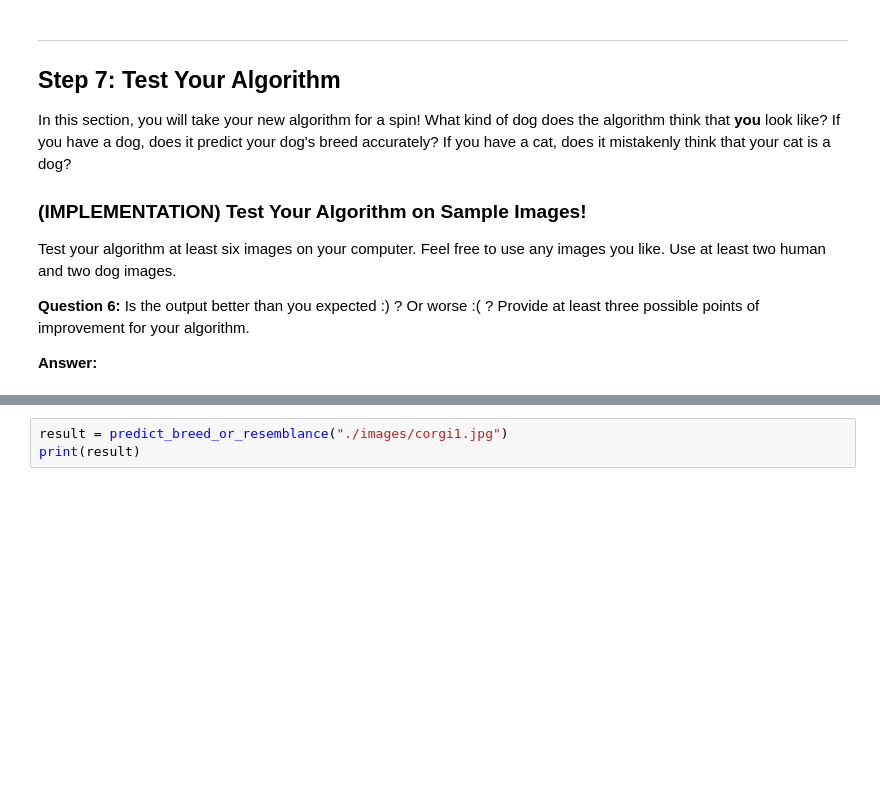
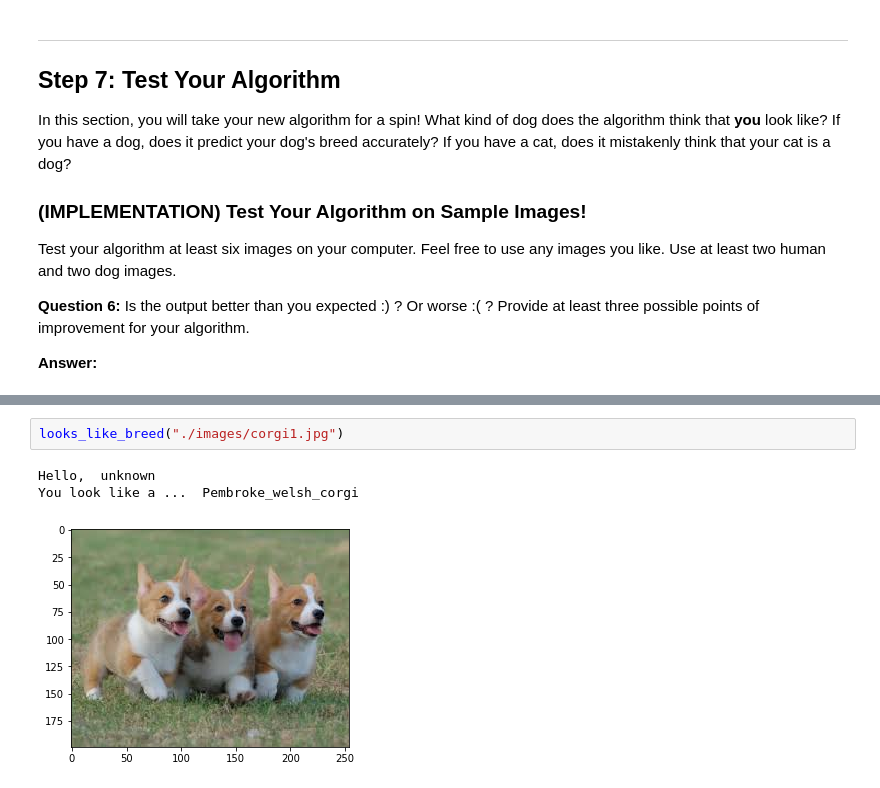
Before and after one commit to csawtelle/udacity-machine-learning-nanodegree, a Jupyter notebook: dog-project/dog_app.ipynb, the cells around one changed output, grey strips where cells are left out. Saved outputs shown, nothing was run; the diff lists cells and outputs as text; blank space fills up the shorter version.

```diff
--- a/dog-project/dog_app.ipynb
+++ b/dog-project/dog_app.ipynb
@@ -661,4 +673,7 @@ print(result)
 # %%
-result = predict_breed_or_resemblance("./images/corgi1.jpg")
-print(result)
+looks_like_breed("./images/corgi1.jpg")
+# %% [output]
+Hello,  unknown
+You look like a ...  Pembroke_welsh_corgi
+[figure, added]
 # %%
```
Also changed, not shown: parts of 23 cells of this notebook.
